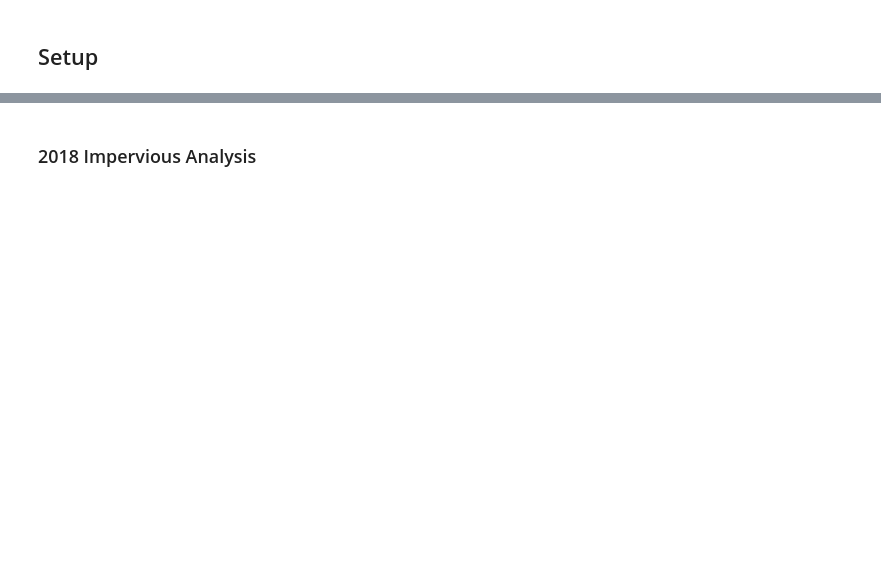
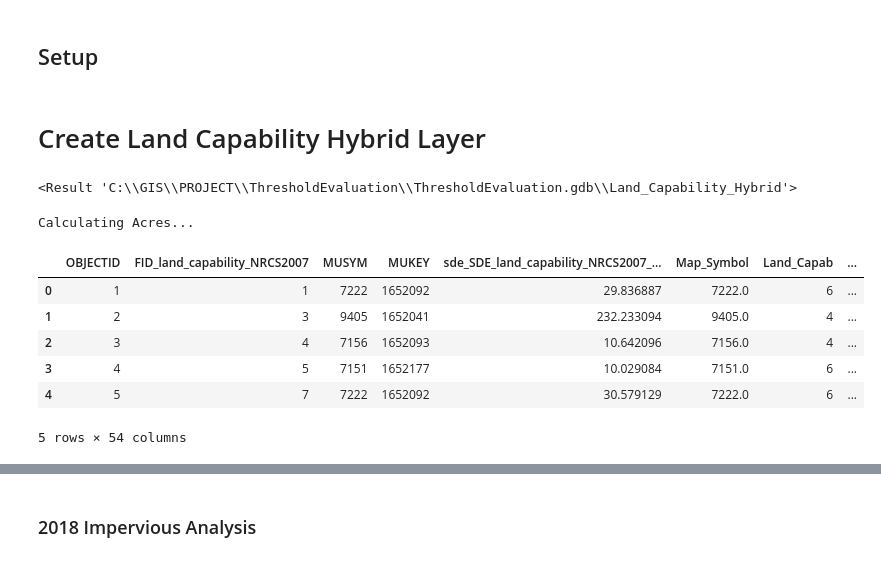
Before and after one commit to trpa-agency/ThresholdEvaluation, a Jupyter notebook: Threshold Evaluation - Soil Conservation Analysis.ipynb, the cells around one changed output, grey strips where cells are left out. Drawn from its saved outputs; the diff is of its cells as text; code cells hidden in the pictures; blank space fills up the shorter version.

```diff
--- a/Threshold Evaluation - Soil Conservation Analysis.ipynb
+++ b/Threshold Evaluation - Soil Conservation Analysis.ipynb
@@ -29 +48,3 @@ outTable2018 = "ImperviousOverlayAnalysis_2018.csv"
 outLocation  = "C:\\GIS\PROJECT\\ThresholdEvaluation\\"
+# %% [markdown]
+# Create Land Capability Hybrid Layer
@@ -29,0 +56,32 @@ outLocation  = "C:\\GIS\PROJECT\\ThresholdEvaluation\\"
+# %%
+# delete hybrid layer if it exists
+if arcpy.Exists(lcvHybrid):
+    arcpy.Delete_management(lcvHybrid)
+
+# union all lc layers together to create hybrid land capability layer
+arcpy.Union_analysis([[soils,3], [lcvslct, 1], [ipes, 2]],
+                     lcvHybrid,
+                     "ALL",
+                     0.1)
+# %% [output]
+<Result 'C:\\GIS\\PROJECT\\ThresholdEvaluation\\ThresholdEvaluation.gdb\\Land_Capability_Hybrid'>
+# %%
+# calculate acres
+print("Calculating Acres...")
+with arcpy.da.UpdateCursor(lcvHybrid, ['GISAcre', 'SHAPE@']) as cursor:
+    for row in cursor:
+        row[0] = row[1].getArea('GEODESIC', 'ACRES')
+        cursor.updateRow(row)
+# %% [output]
+Calculating Acres...
+# %%
+sdf = pd.DataFrame.spatial.from_featureclass(lcvHybrid)
+sdf.head()
+# %% [output]
+|  | OBJECTID | FID_land_capability_NRCS2007 | MUSYM | MUKEY | sde_SDE_land_capability_NRCS2007_... | Map_Symbol | Land_Capab | ... |
+| 0 | 1 | 1 | 7222 | 1652092 | 29.836887 | 7222.0 | 6 | ... |
+| 1 | 2 | 3 | 9405 | 1652041 | 232.233094 | 9405.0 | 4 | ... |
+| 2 | 3 | 4 | 7156 | 1652093 | 10.642096 | 7156.0 | 4 | ... |
+| 3 | 4 | 5 | 7151 | 1652177 | 10.029084 | 7151.0 | 6 | ... |
+| 4 | 5 | 7 | 7222 | 1652092 | 30.579129 | 7222.0 | 6 | ... |
+5 rows × 54 columns
```
Also changed, not shown: parts of 37 cells of this notebook, 1 other file.
